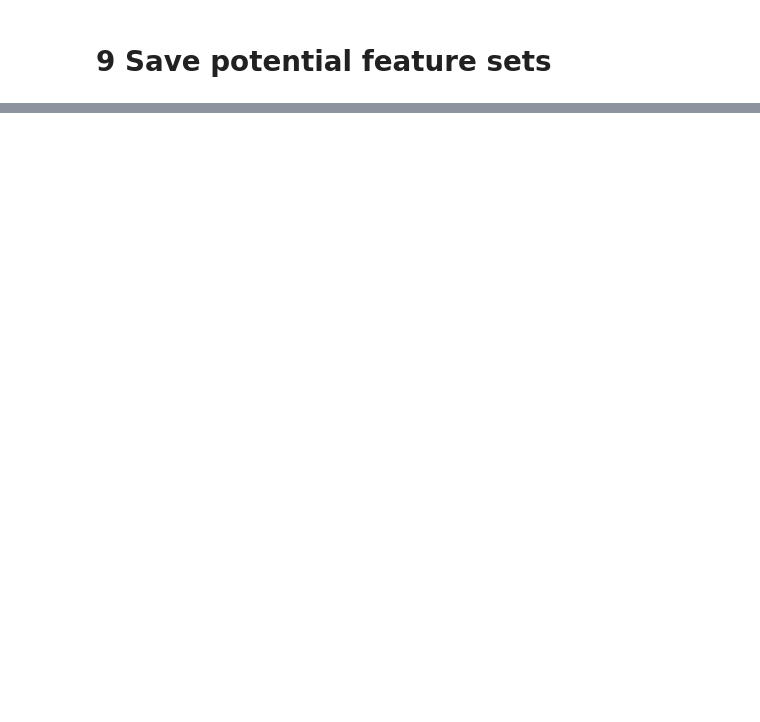
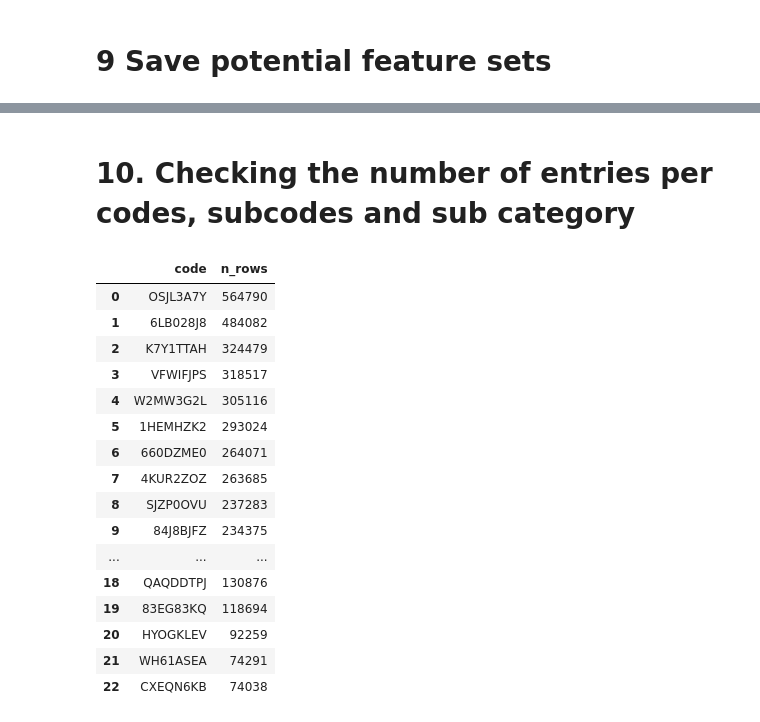
Before and after one commit to MartaTeo/Practical_DL, a Jupyter notebook: merged.ipynb, the cells around one changed output, grey strips where cells are left out. Drawn from its saved outputs; the diff is of its cells as text; code cells hidden in the pictures; blank space fills up the shorter version.

```diff
--- a/merged.ipynb
+++ b/merged.ipynb
@@ -1466,0 +1338,30 @@ Saved outputs in: output
+# %% [markdown]
+# 10. Checking the number of entries per codes, subcodes and sub category
+# %%
+code_counts = (
+    df.groupby("code")
+      .size()
+      .reset_index(name="n_rows")
+      .sort_values("n_rows", ascending=False)
+      .reset_index(drop=True)
+)
+
+display(code_counts)
+# %% [output]
+|  | code | n_rows |
+| 0 | OSJL3A7Y | 564790 |
+| 1 | 6LB028J8 | 484082 |
+| 2 | K7Y1TTAH | 324479 |
+| 3 | VFWIFJPS | 318517 |
+| 4 | W2MW3G2L | 305116 |
+| 5 | 1HEMHZK2 | 293024 |
+| 6 | 660DZME0 | 264071 |
+| 7 | 4KUR2ZOZ | 263685 |
+| 8 | SJZP0OVU | 237283 |
+| 9 | 84J8BJFZ | 234375 |
+| ... | ... | ... |
+| 18 | QAQDDTPJ | 130876 |
+| 19 | 83EG83KQ | 118694 |
+| 20 | HYOGKLEV | 92259 |
+| 21 | WH61ASEA | 74291 |
+| 22 | CXEQN6KB | 74038 |
```
Also changed, not shown: parts of 26 cells of this notebook.
